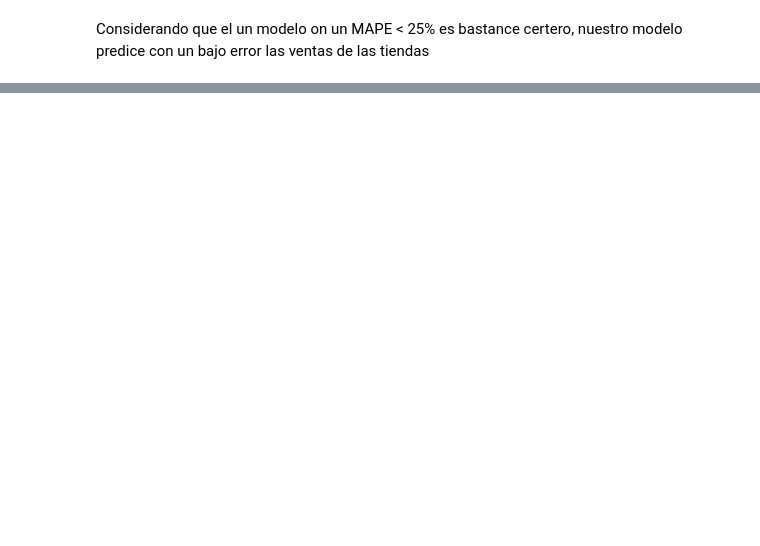
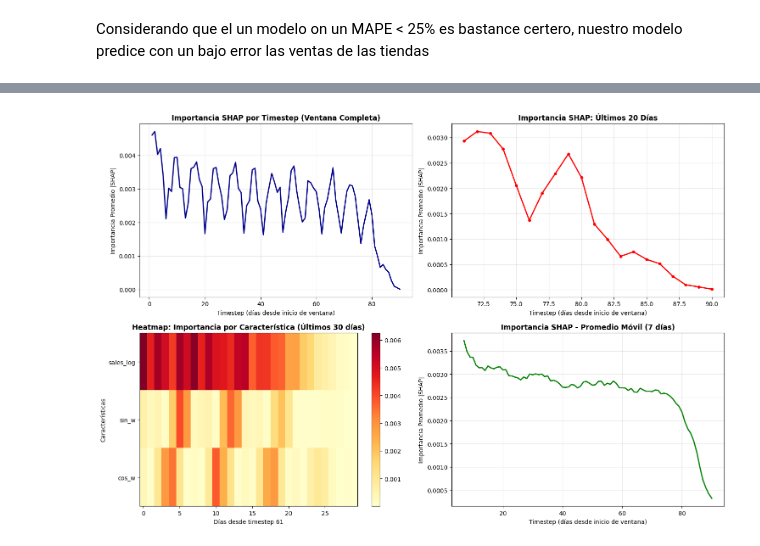
Before and after one commit to SebasJuarez/StoreItemDemand, a Jupyter notebook: StoreItemDemand.ipynb, the cells around one changed output, grey strips where cells are left out. Cells and saved outputs as stored; diff of their text form; code cells hidden in the pictures; blank space fills up the shorter version.

```diff
--- a/StoreItemDemand.ipynb
+++ b/StoreItemDemand.ipynb
@@ -638,0 +1210,78 @@ Considerando que el un modelo on un MAPE < 25% es bastance certero, nuestro mode
+# %%
+# Calcular importancia por timestep
+# Promediamos sobre muestras, características y outputs
+timestep_importance = np.mean(np.abs(shap_values), axis=(0, 2, 3))
+
+print(f"Importancia por timestep (shape: {timestep_importance.shape}):")
+print("Timesteps más importantes (últimos 10):")
+top_timesteps = np.argsort(timestep_importance)[-10:]
+for ts in reversed(top_timesteps):
+    print(f"  Timestep {ts+1}/90 (días desde inicio): {timestep_importance[ts]:.6f}")
+
+# Visualización de la importancia temporal
+fig, axes = plt.subplots(2, 2, figsize=(15, 10))
+
+# 1. Importancia por timestep completa
+axes[0,0].plot(range(1, len(timestep_importance)+1), timestep_importance,
+               color='darkblue', linewidth=2)
+axes[0,0].set_title('Importancia SHAP por Timestep (Ventana Completa)', fontweight='bold')
+axes[0,0].set_xlabel('Timestep (días desde inicio de ventana)')
+axes[0,0].set_ylabel('Importancia Promedio |SHAP|')
+axes[0,0].grid(True, alpha=0.3)
+
+# 2. Últimos 20 timesteps (más recientes)
+recent_steps = timestep_importance[-20:]
+axes[0,1].plot(range(71, 91), recent_steps,
+               color='red', linewidth=2, marker='o', markersize=4)
+axes[0,1].set_title('Importancia SHAP: Últimos 20 Días', fontweight='bold')
+axes[0,1].set_xlabel('Timestep (días desde inicio de ventana)')
+axes[0,1].set_ylabel('Importancia Promedio |SHAP|')
+axes[0,1].grid(True, alpha=0.3)
+
+# 3. Heatmap de importancia por característica y tiempo (últimos 30 días)
+recent_importance = np.mean(np.abs(shap_values[:, -30:, :, :]), axis=(0, 3))  # (30, 3)
+im = axes[1,0].imshow(recent_importance.T, aspect='auto', cmap='YlOrRd')
+axes[1,0].set_title('Heatmap: Importancia por Característica (Últimos 30 días)', fontweight='bold')
+axes[1,0].set_xlabel('Días desde timestep 61')
+axes[1,0].set_ylabel('Características')
+axes[1,0].set_yticks(range(len(feat_cols)))
+axes[1,0].set_yticklabels(feat_cols)
+plt.colorbar(im, ax=axes[1,0])
+
+# 4. Promedio móvil de importancia temporal (ventana de 7 días)
+window = 7
+moving_avg = np.convolve(timestep_importance, np.ones(window)/window, mode='valid')
+axes[1,1].plot(range(window, len(timestep_importance)+1), moving_avg,
+               color='green', linewidth=2)
+axes[1,1].set_title(f'Importancia SHAP - Promedio Móvil ({window} días)', fontweight='bold')
+axes[1,1].set_xlabel('Timestep (días desde inicio de ventana)')
+axes[1,1].set_ylabel('Importancia Promedio |SHAP|')
+axes[1,1].grid(True, alpha=0.3)
+
+plt.tight_layout()
+plt.show()
+
+# Análisis estadístico de patrones temporales
+print("\n" + "="*60)
+print("ANÁLISIS TEMPORAL:")
+print("="*60)
+
+early_period = timestep_importance[:30].mean()  # Primeros 30 días
+middle_period = timestep_importance[30:60].mean()  # Días 31-60
+recent_period = timestep_importance[60:].mean()  # Últimos 30 días
+
+print(f"\nImportancia por períodos:")
+print(f"• Período inicial (días 1-30):   {early_period:.6f}")
+print(f"• Período medio (días 31-60):    {middle_period:.6f}")
+print(f"• Período reciente (días 61-90): {recent_period:.6f}")
+
+ratio_recent_to_early = recent_period / early_period if early_period > 0 else float('inf')
+print(f"\nRatio reciente/inicial: {ratio_recent_to_early:.2f}x")
+
+if ratio_recent_to_early > 2:
+    print("→ El modelo da mucha más importancia a datos recientes")
+elif ratio_recent_to_early > 1.5:
+    print("→ El modelo prioriza moderadamente los datos recientes")
+else:
+    print("→ El modelo usa información temporal de manera más uniforme")
+# %% [output]
@@ -638,0 +1300 @@ Considerando que el un modelo on un MAPE < 25% es bastance certero, nuestro mode
+[figure, added]
```
Also changed, not shown: parts of 32 cells of this notebook, 6 other files.
